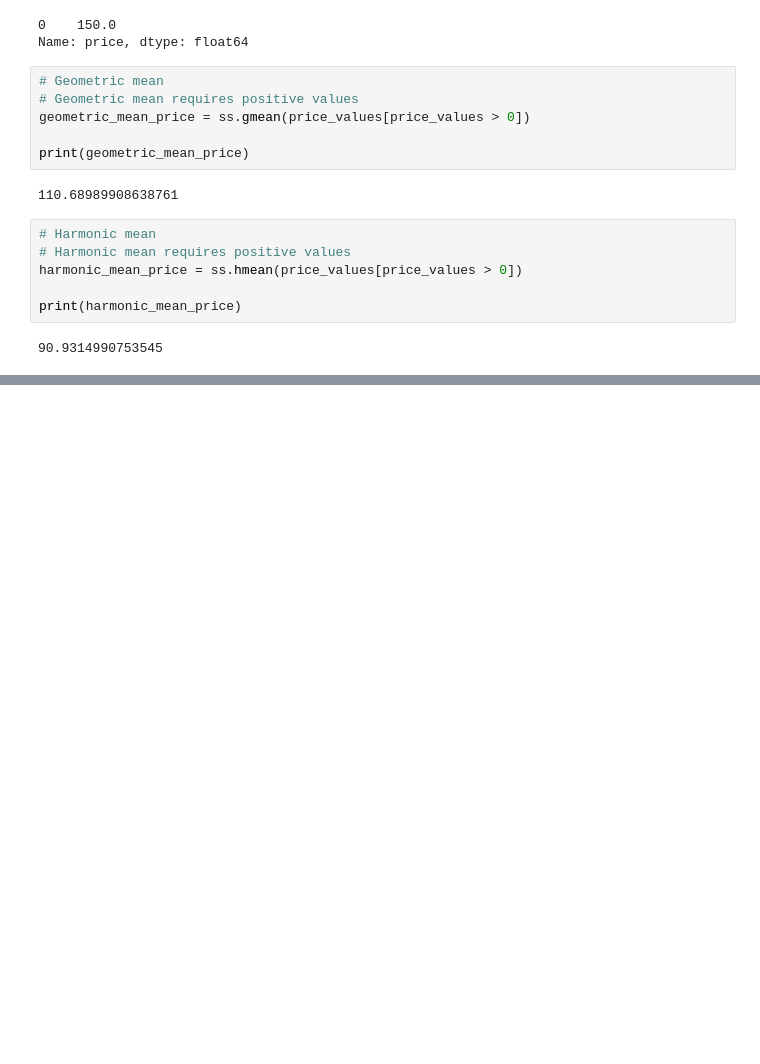
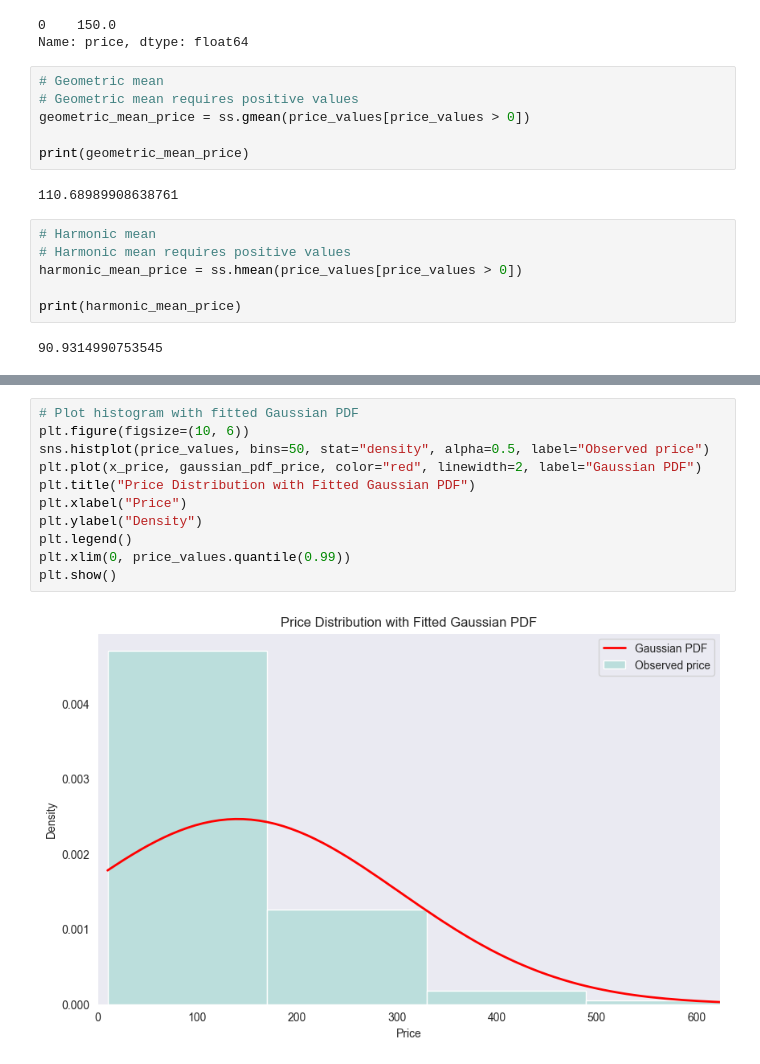
Before and after one commit to xShyen/DataVisualisation, a Jupyter notebook: Kopia_notatnika_Cleaning_Data_in_Python_live_session.ipynb, the cells around one changed output, grey strips where cells are left out. Drawn from its saved outputs; the diff is of its cells as text; blank space fills up the shorter version.

```diff
--- a/Kopia_notatnika_Cleaning_Data_in_Python_live_session.ipynb
+++ b/Kopia_notatnika_Cleaning_Data_in_Python_live_session.ipynb
@@ -930,0 +1173,13 @@ print(harmonic_mean_price)
+# %%
+# Plot histogram with fitted Gaussian PDF
+plt.figure(figsize=(10, 6))
+sns.histplot(price_values, bins=50, stat="density", alpha=0.5, label="Observed price")
+plt.plot(x_price, gaussian_pdf_price, color="red", linewidth=2, label="Gaussian PDF")
+plt.title("Price Distribution with Fitted Gaussian PDF")
+plt.xlabel("Price")
+plt.ylabel("Density")
+plt.legend()
+plt.xlim(0, price_values.quantile(0.99))
+plt.show()
+# %% [output]
+[figure, added]
```
Also changed, not shown: parts of 36 cells of this notebook.
